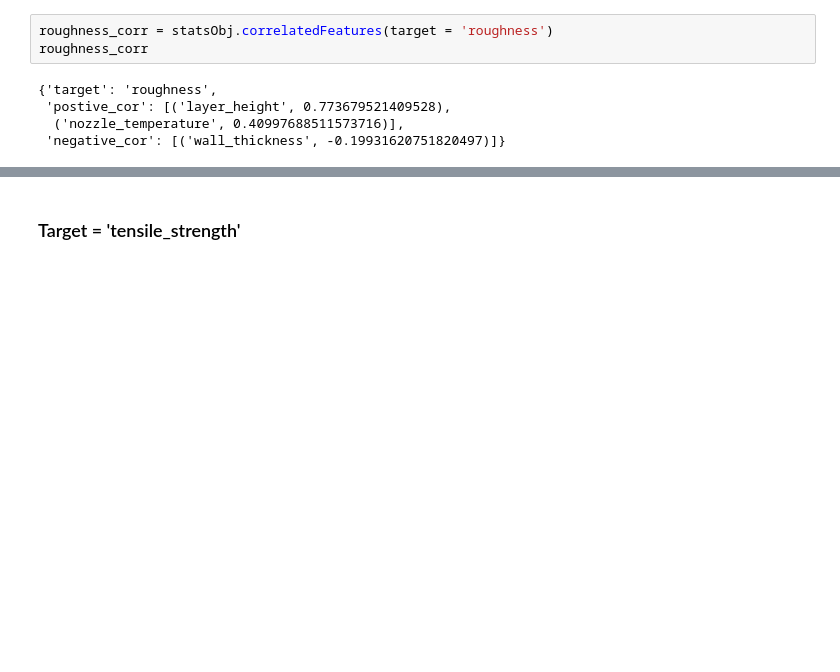
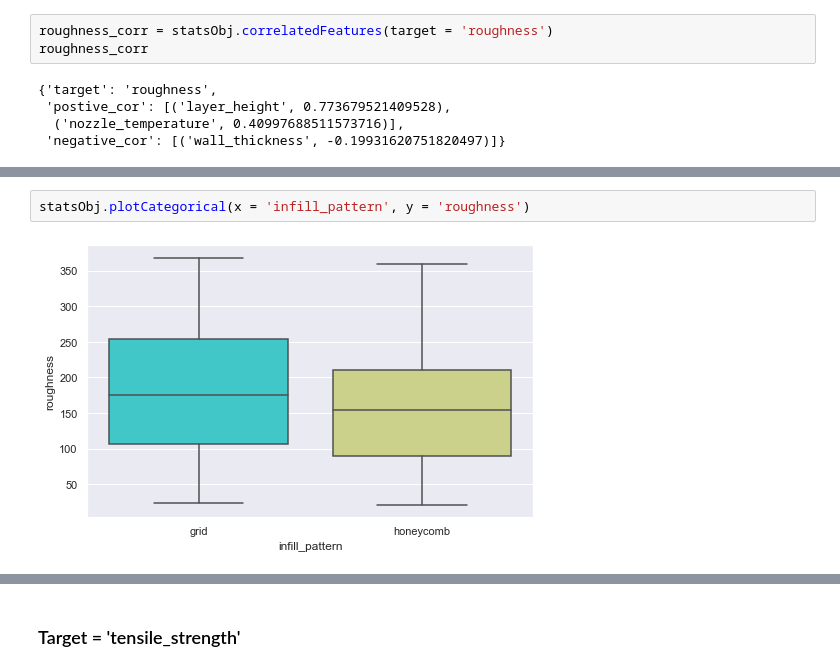
Before and after one commit to SuvroBaner/polymerize.io, a Jupyter notebook: polymerize_notebook.ipynb, the cells around one changed output, grey strips where cells are left out. Drawn from its saved outputs; the diff is of its cells as text; blank space fills up the shorter version.

```diff
--- a/polymerize_notebook.ipynb
+++ b/polymerize_notebook.ipynb
@@ -147,0 +154,4 @@ statsObj.targetRelation(roughness_corr)
+# %%
+statsObj.plotCategorical(x = 'infill_pattern', y = 'roughness')
+# %% [output]
+[figure, added]
```
Also changed, not shown: parts of 12 cells of this notebook.
